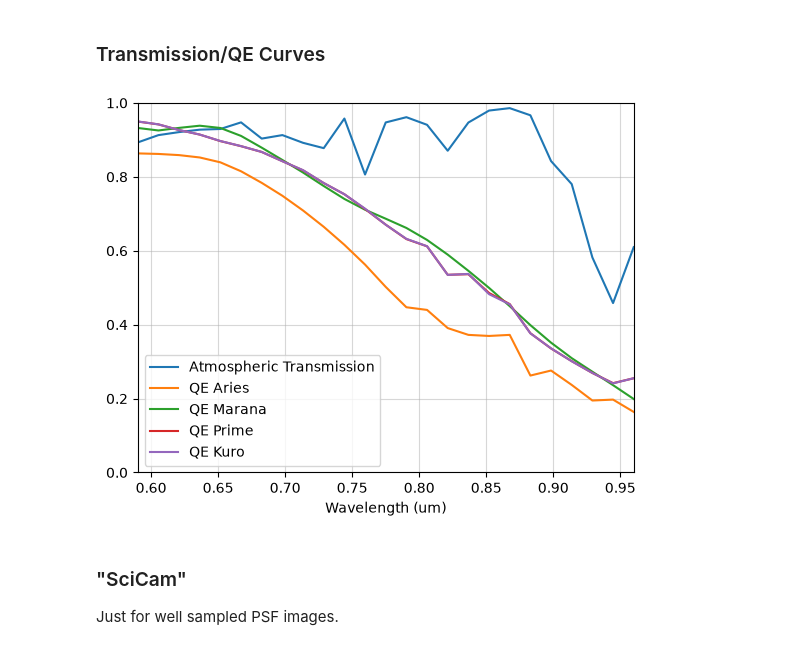
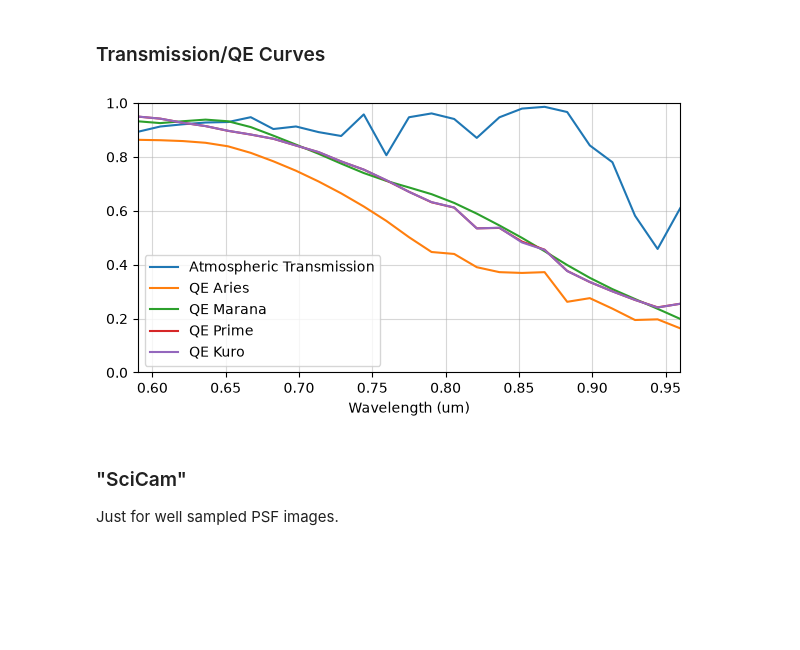
Before and after one commit to zhangderby/keck_prysm, a Jupyter notebook: src/keck_prysm/dev.ipynb, the cells around one changed output. Drawn from its saved outputs; the diff is of its cells as text; code cells hidden in the pictures; blank space fills up the shorter version.

```diff
--- a/src/keck_prysm/dev.ipynb
+++ b/src/keck_prysm/dev.ipynb
@@ -95,34 +98,35 @@ Text(0, 0.5, 'mm')
 # %%
 data = np.loadtxt('./data/transmittance_vis_nir.csv', delimiter=',', skiprows=1)
 atm_trans = PchipInterpolator(x=data[:, 0], y=data[:, 1])
 
 data = np.loadtxt('./data/qe_aries_6504_pro.csv', delimiter=',', skiprows=1)
 qe_aries = PchipInterpolator(x=data[:, 0] / 1e3, y=data[:, 1] / 1e2)
 
 data = np.loadtxt('./data/qe_marana_11.csv', delimiter=',', skiprows=1)
 qe_marana = PchipInterpolator(x=data[:, 0] / 1e3, y=data[:, 1] / 1e2)
 
 data = np.loadtxt('./data/qe_prime_95B.csv', delimiter=',', skiprows=1)
 qe_prime = PchipInterpolator(x=data[:, 0] / 1e3, y=data[:, 1] / 1e2)
 
 data = np.loadtxt('./data/qe_kuro_1200.csv', delimiter=',', skiprows=1)
 qe_kuro = PchipInterpolator(x=data[:, 0] / 1e3, y=data[:, 1] / 1e2)
 
 # throughput vs bandwidth
 thrus = atm_trans(wvls) * qe_marana(wvls) / len(wvls)
 
+plt.figure(figsize=(7, 3.5))
 plt.plot(wvls, atm_trans(wvls), label='Atmospheric Transmission')
 plt.plot(wvls, qe_aries(wvls), label='QE Aries')
 plt.plot(wvls, qe_marana(wvls), label='QE Marana')
 plt.plot(wvls, qe_prime(wvls), label='QE Prime')
 plt.plot(wvls, qe_kuro(wvls), label='QE Kuro')
 plt.legend()
 plt.xlabel('Wavelength (um)')
 plt.xlim([0.59, 0.96])
 plt.ylim([0, 1])
 plt.grid(alpha=0.5)
 # %% [output]
-[figure, old version]
+[figure, new version]
 # %% [markdown]
 ### "SciCam"
 Just for well sampled PSF images.
```
Also changed, not shown: parts of 14 cells of this notebook, 13 other files.
